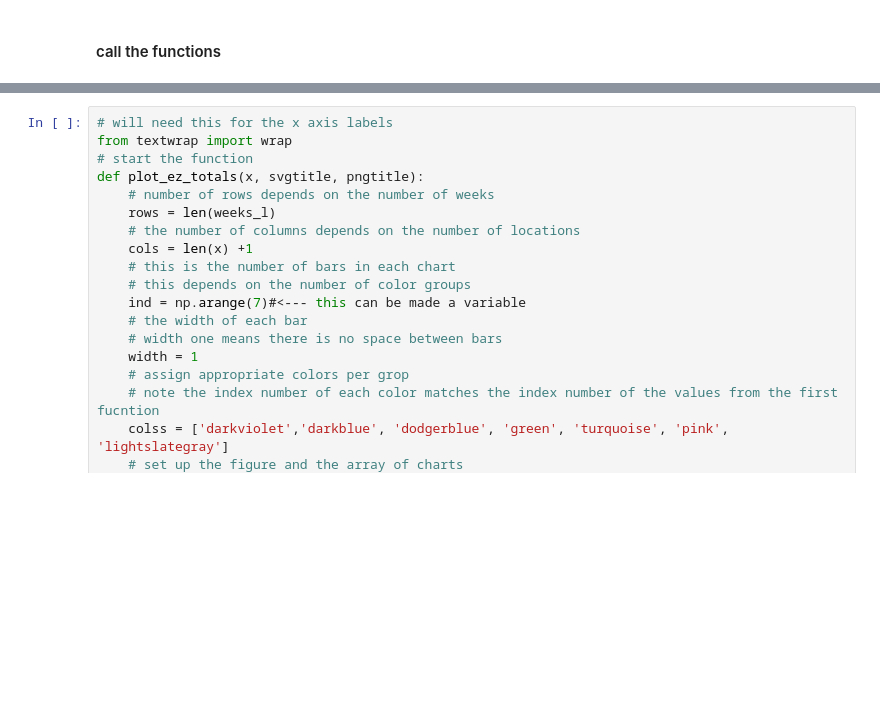
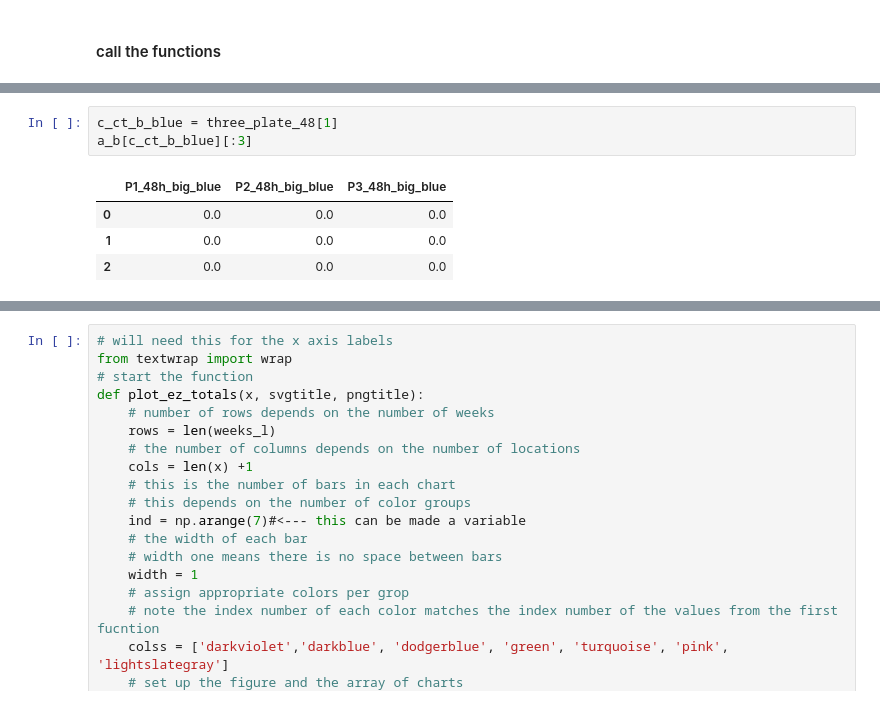
Before and after one commit to GaryHDA/module_one, a Jupyter notebook: micro/random samples.ipynb, the cells around one changed output, grey strips where cells are left out. Cells and saved outputs as stored; diff of their text form; blank space fills up the shorter version.

```diff
--- a/micro/results_grid_final_version.ipynb
+++ b/micro/random samples.ipynb
@@ -809,0 +845,8 @@ four_eight_ave = forty_eight_av(a_b, weeks_l, places_48,mediums[0],'Comments_p1_
+# %%
+c_ct_b_blue = three_plate_48[1]
+a_b[c_ct_b_blue][:3]
+# %% [output]
+|  | P1_48h_big_blue | P2_48h_big_blue | P3_48h_big_blue |
+| 0 | 0.0 | 0.0 | 0.0 |
+| 1 | 0.0 | 0.0 | 0.0 |
+| 2 | 0.0 | 0.0 | 0.0 |
```
Also changed, not shown: parts of 62 cells of this notebook, 8 other files.
